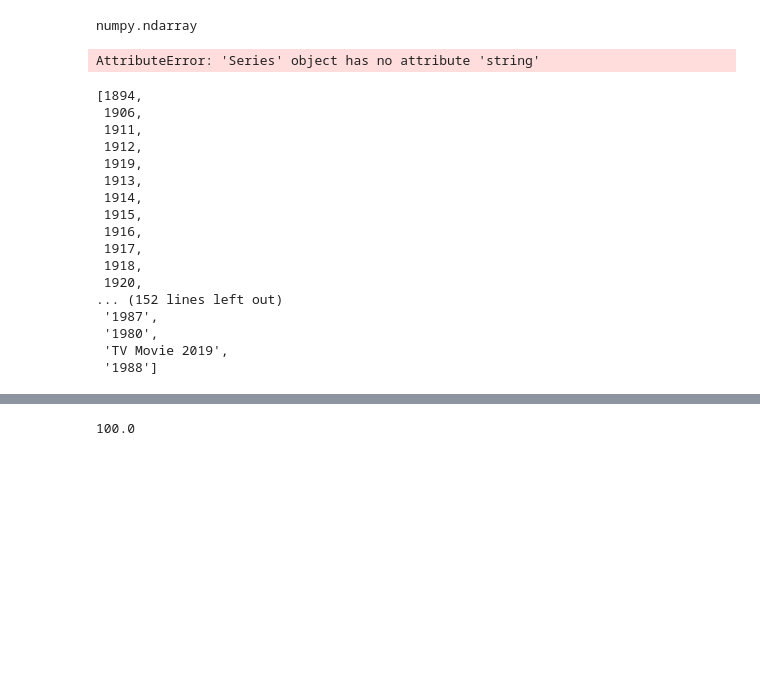
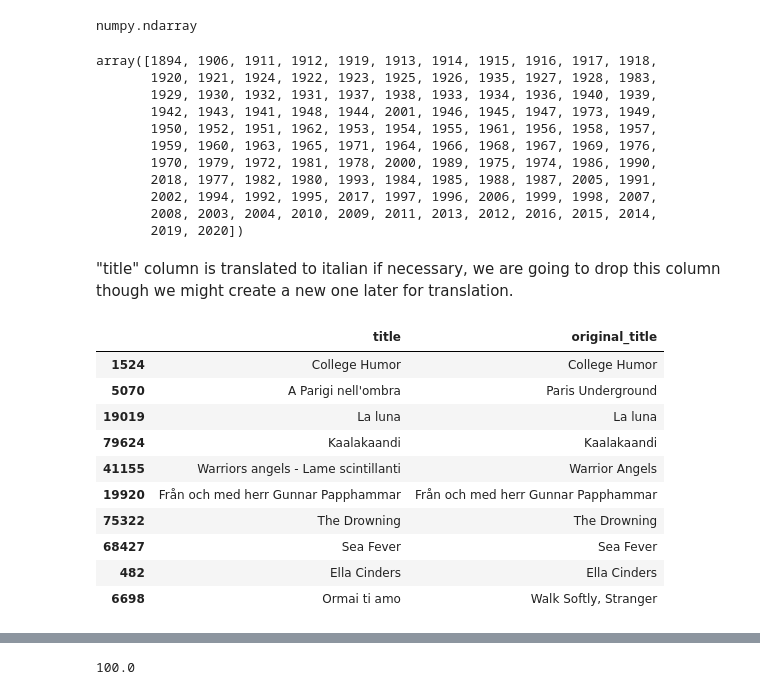
Before and after one commit to Pnat1/No_more_film_scrolling, a Jupyter notebook: notebooks/cleaning_dataset_movies_imdb.ipynb, the cells around one changed output, grey strips where cells are left out. Cells and saved outputs as stored; diff of their text form; code cells hidden in the pictures; blank space fills up the shorter version.

```diff
--- a/notebooks/cleaning_dataset_movies_imdb.ipynb
+++ b/notebooks/cleaning_dataset_movies_imdb.ipynb
@@ -112,5 +114,4 @@ print(df_mov_nam["date_published"].unique())
 ['1894-10-09' '1906-12-26' '1911-08-19' ... '2020-10-22' '2019-01-13'
  '2020-09-04']
 # %%
-df_mov_nam.drop("date_published", axis=1)
-df_mov_nam.head(2)
+df_mov_nam = df_mov_nam.drop("date_published", axis=1)
@@ -145,5 +159,0 @@ numpy.ndarray
-# %%
-string = "TV Movie 2019"
-df_mov_nam['year'].string.replace('TV Movie ', '')
-# %% [output]
-AttributeError: 'Series' object has no attribute 'string'
@@ -154,20 +160,31 @@ AttributeError: 'Series' object has no attribute 'string'
 # %%
-list(df_mov_nam["year"].unique())
+df_mov_nam.year.unique()
 # %% [output]
-[1894,
- 1906,
- 1911,
- 1912,
- 1919,
- 1913,
- 1914,
- 1915,
- 1916,
- 1917,
- 1918,
- 1920,
-... (152 lines left out)
- '1987',
- '1980',
- 'TV Movie 2019',
- '1988']
+array([1894, 1906, 1911, 1912, 1919, 1913, 1914, 1915, 1916, 1917, 1918,
+       1920, 1921, 1924, 1922, 1923, 1925, 1926, 1935, 1927, 1928, 1983,
+       1929, 1930, 1932, 1931, 1937, 1938, 1933, 1934, 1936, 1940, 1939,
+       1942, 1943, 1941, 1948, 1944, 2001, 1946, 1945, 1947, 1973, 1949,
+       1950, 1952, 1951, 1962, 1953, 1954, 1955, 1961, 1956, 1958, 1957,
+       1959, 1960, 1963, 1965, 1971, 1964, 1966, 1968, 1967, 1969, 1976,
+       1970, 1979, 1972, 1981, 1978, 2000, 1989, 1975, 1974, 1986, 1990,
+       2018, 1977, 1982, 1980, 1993, 1984, 1985, 1988, 1987, 2005, 1991,
+       2002, 1994, 1992, 1995, 2017, 1997, 1996, 2006, 1999, 1998, 2007,
+       2008, 2003, 2004, 2010, 2009, 2011, 2013, 2012, 2016, 2015, 2014,
+       2019, 2020])
+# %% [markdown]
+"title" column is translated to italian if necessary, we are going to drop this column though we might create a new one later for translation.
+# %%
+# comparing title and original_title
+df_mov_nam[['title','original_title']].sample(n=10)
+# %% [output]
+|  | title | original_title |
+| 1524 | College Humor | College Humor |
+| 5070 | A Parigi nell'ombra | Paris Underground |
+| 19019 | La luna | La luna |
+| 79624 | Kaalakaandi | Kaalakaandi |
+| 41155 | Warriors angels - Lame scintillanti | Warrior Angels |
+| 19920 | Från och med herr Gunnar Papphammar | Från och med herr Gunnar Papphammar |
+| 75322 | The Drowning | The Drowning |
+| 68427 | Sea Fever | Sea Fever |
+| 482 | Ella Cinders | Ella Cinders |
+| 6698 | Ormai ti amo | Walk Softly, Stranger |
```
Also changed, not shown: parts of 22 cells of this notebook, 3 other files.
